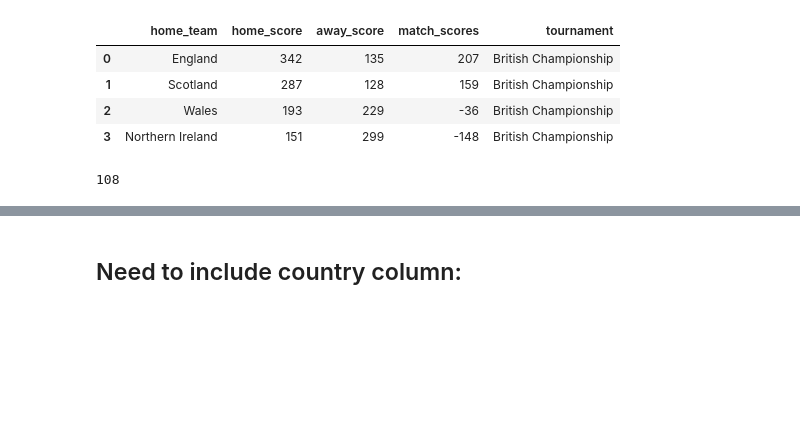
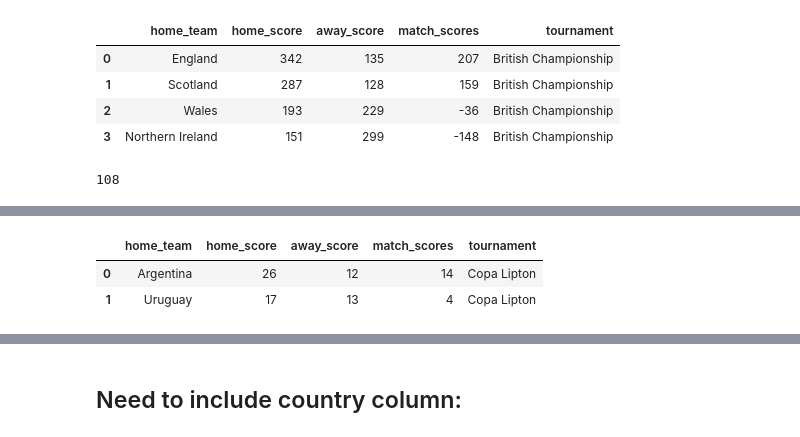
Before and after one commit to ylee9107/Visual-Analytics-Project-1---footballResults, a Jupyter notebook: Python files/Football_Task1._v2.ipynb, the cells around one changed output, grey strips where cells are left out. Saved outputs shown, nothing was run; the diff lists cells and outputs as text; code cells hidden in the pictures; blank space fills up the shorter version.

```diff
--- a/Python files/Football_Task1._v2.ipynb
+++ b/Python files/Football_Task1._v2.ipynb
@@ -637,0 +592,6 @@ Text(0.5, 0.98, 'Top 5 Ranking Teams in each Tournament')
+# %%
+data_football_tournamentTypes_rankedTop5[1]
+# %% [output]
+|  | home_team | home_score | away_score | match_scores | tournament |
+| 0 | Argentina | 26 | 12 | 14 | Copa Lipton |
+| 1 | Uruguay | 17 | 13 | 4 | Copa Lipton |
```
Also changed, not shown: parts of 38 cells of this notebook.
